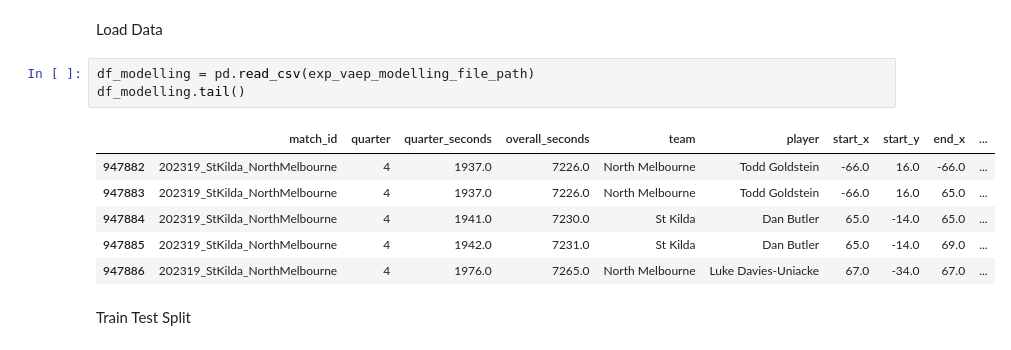
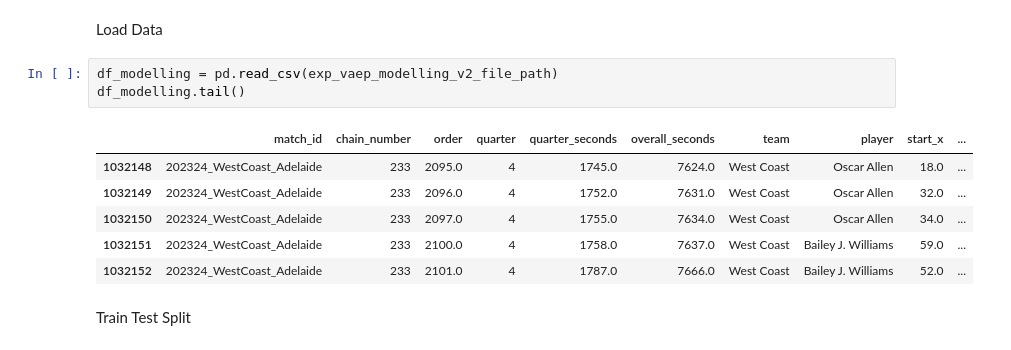
Before and after one commit to ciaran-grant/afl-player-ratings, a Jupyter notebook: exp_vaep/notebooks/2b_conceding_model.ipynb, the cells around one changed output. Drawn from its saved outputs; the diff is of its cells as text.

```diff
--- a/exp_vaep/notebooks/2b_conceding_model.ipynb
+++ b/exp_vaep/notebooks/2b_conceding_model.ipynb
@@ -47,15 +47,15 @@ MONOTONE_CONSTRAINTS = {}
 # %% [markdown]
 Load Data
 # %%
-df_modelling = pd.read_csv(exp_vaep_modelling_file_path)
+df_modelling = pd.read_csv(exp_vaep_modelling_v2_file_path)
 df_modelling.tail()
 # %% [output]
-|  | match_id | quarter | quarter_seconds | overall_seconds | team | player | start_x | start_y | end_x | ... |
-| 947882 | 202319_StKilda_NorthMelbourne | 4 | 1937.0 | 7226.0 | North Melbourne | Todd Goldstein | -66.0 | 16.0 | -66.0 | ... |
-| 947883 | 202319_StKilda_NorthMelbourne | 4 | 1937.0 | 7226.0 | North Melbourne | Todd Goldstein | -66.0 | 16.0 | 65.0 | ... |
-| 947884 | 202319_StKilda_NorthMelbourne | 4 | 1941.0 | 7230.0 | St Kilda | Dan Butler | 65.0 | -14.0 | 65.0 | ... |
-| 947885 | 202319_StKilda_NorthMelbourne | 4 | 1942.0 | 7231.0 | St Kilda | Dan Butler | 65.0 | -14.0 | 69.0 | ... |
-| 947886 | 202319_StKilda_NorthMelbourne | 4 | 1976.0 | 7265.0 | North Melbourne | Luke Davies-Uniacke | 67.0 | -34.0 | 67.0 | ... |
+|  | match_id | chain_number | order | quarter | quarter_seconds | overall_seconds | team | player | start_x | ... |
+| 1032148 | 202324_WestCoast_Adelaide | 233 | 2095.0 | 4 | 1745.0 | 7624.0 | West Coast | Oscar Allen | 18.0 | ... |
+| 1032149 | 202324_WestCoast_Adelaide | 233 | 2096.0 | 4 | 1752.0 | 7631.0 | West Coast | Oscar Allen | 32.0 | ... |
+| 1032150 | 202324_WestCoast_Adelaide | 233 | 2097.0 | 4 | 1755.0 | 7634.0 | West Coast | Oscar Allen | 34.0 | ... |
+| 1032151 | 202324_WestCoast_Adelaide | 233 | 2100.0 | 4 | 1758.0 | 7637.0 | West Coast | Bailey J. Williams | 59.0 | ... |
+| 1032152 | 202324_WestCoast_Adelaide | 233 | 2101.0 | 4 | 1787.0 | 7666.0 | West Coast | Bailey J. Williams | 52.0 | ... |
 # %% [markdown]
 Train Test Split
 # %%
```
Also changed, not shown: parts of 16 cells of this notebook, 19 other files.
